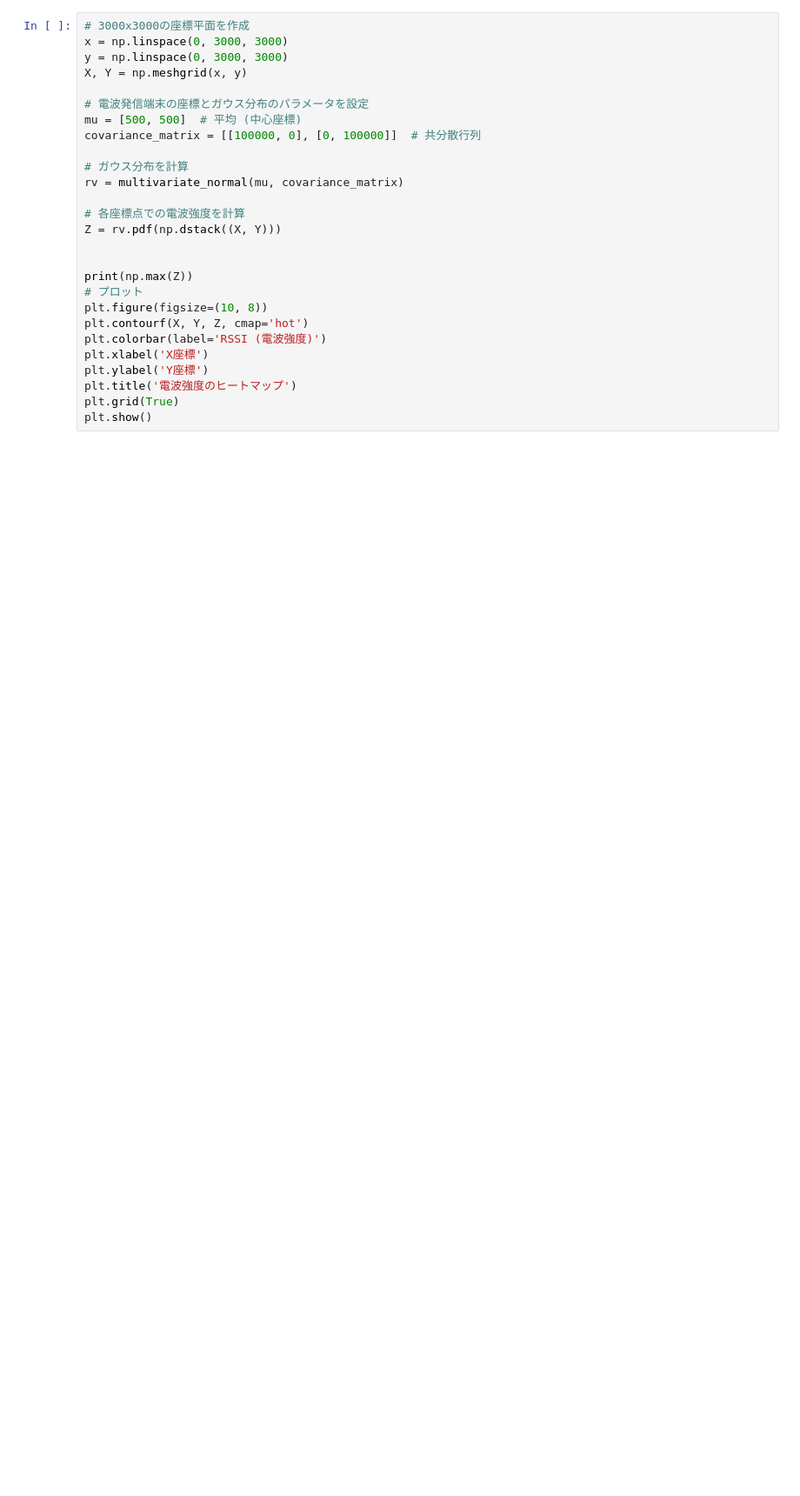
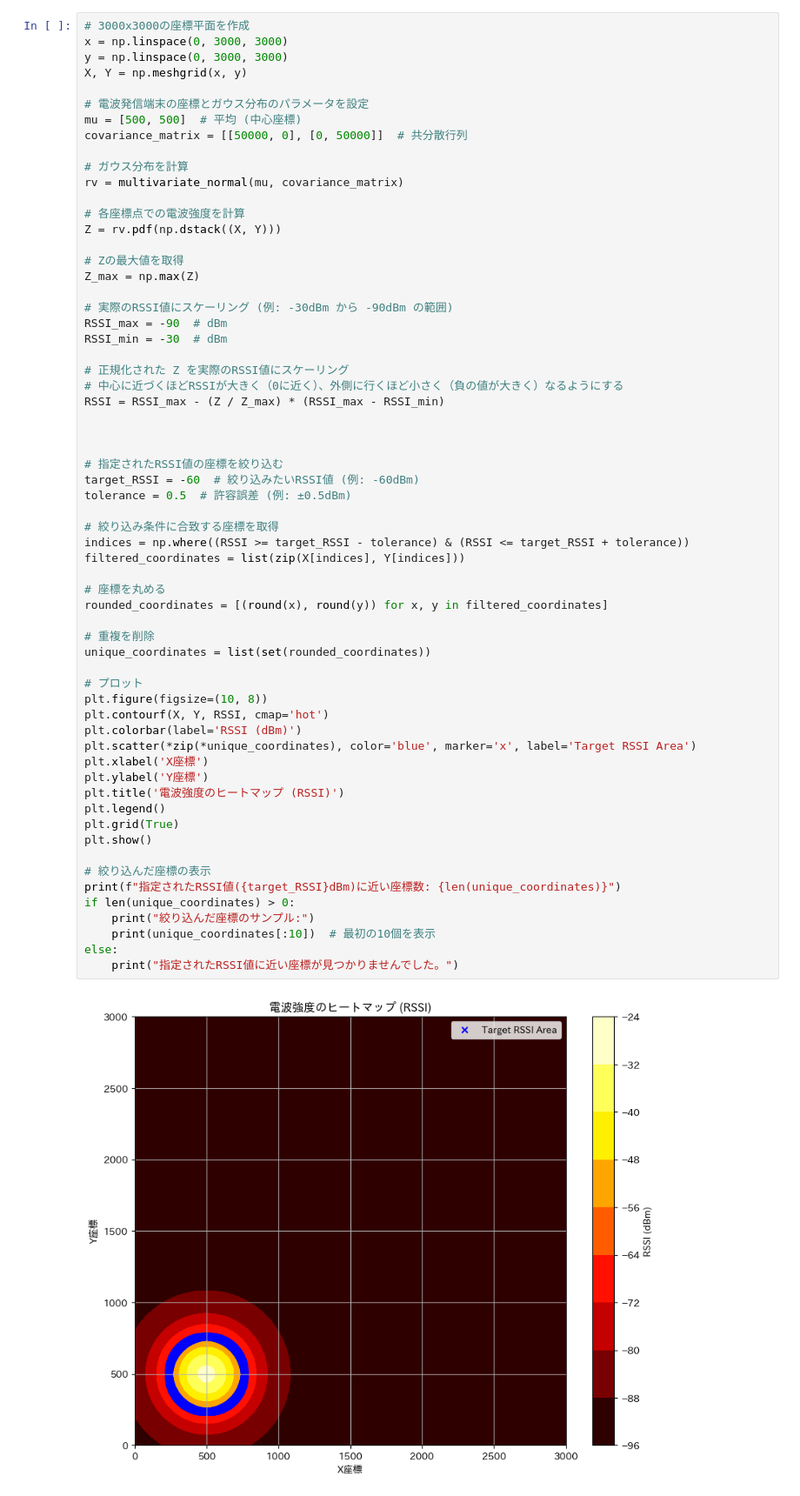
Before and after one commit to karasuneo/practice-gmm, a Jupyter notebook: floor_heatmap.ipynb, the cells around one changed output. Shown at 87% size. Saved outputs shown, nothing was run; the diff lists cells and outputs as text; blank space fills up the shorter version.

```diff
--- a/floor_heatmap.ipynb
+++ b/floor_heatmap.ipynb
@@ -5,28 +6,64 @@ from scipy.stats import multivariate_normal
 # %%
 # 3000x3000の座標平面を作成
 x = np.linspace(0, 3000, 3000)
 y = np.linspace(0, 3000, 3000)
 X, Y = np.meshgrid(x, y)
 
 # 電波発信端末の座標とガウス分布のパラメータを設定
 mu = [500, 500]  # 平均 (中心座標)
-covariance_matrix = [[100000, 0], [0, 100000]]  # 共分散行列
+covariance_matrix = [[50000, 0], [0, 50000]]  # 共分散行列
 
 # ガウス分布を計算
 rv = multivariate_normal(mu, covariance_matrix)
 
 # 各座標点での電波強度を計算
 Z = rv.pdf(np.dstack((X, Y)))
 
+# Zの最大値を取得
+Z_max = np.max(Z)
 
-print(np.max(Z))
+# 実際のRSSI値にスケーリング (例: -30dBm から -90dBm の範囲)
+RSSI_max = -90  # dBm
+RSSI_min = -30  # dBm
+
+# 正規化された Z を実際のRSSI値にスケーリング
+# 中心に近づくほどRSSIが大きく（0に近く）、外側に行くほど小さく（負の値が大きく）なるようにする
+RSSI = RSSI_max - (Z / Z_max) * (RSSI_max - RSSI_min)
+
+
+
+# 指定されたRSSI値の座標を絞り込む
+target_RSSI = -60  # 絞り込みたいRSSI値 (例: -60dBm)
+tolerance = 0.5  # 許容誤差 (例: ±0.5dBm)
+
+# 絞り込み条件に合致する座標を取得
+indices = np.where((RSSI >= target_RSSI - tolerance) & (RSSI <= target_RSSI + tolerance))
+filtered_coordinates = list(zip(X[indices], Y[indices]))
+
+# 座標を丸める
+rounded_coordinates = [(round(x), round(y)) for x, y in filtered_coordinates]
+
+# 重複を削除
+unique_coordinates = list(set(rounded_coordinates))
+
 # プロット
 plt.figure(figsize=(10, 8))
-plt.contourf(X, Y, Z, cmap='hot')
-plt.colorbar(label='RSSI (電波強度)')
+plt.contourf(X, Y, RSSI, cmap='hot')
+plt.colorbar(label='RSSI (dBm)')
+plt.scatter(*zip(*unique_coordinates), color='blue', marker='x', label='Target RSSI Area')
 plt.xlabel('X座標')
 plt.ylabel('Y座標')
-plt.title('電波強度のヒートマップ')
+plt.title('電波強度のヒートマップ (RSSI)')
+plt.legend()
 plt.grid(True)
 plt.show()
+
+# 絞り込んだ座標の表示
+print(f"指定されたRSSI値({target_RSSI}dBm)に近い座標数: {len(unique_coordinates)}")
+if len(unique_coordinates) > 0:
+    print("絞り込んだ座標のサンプル:")
+    print(unique_coordinates[:10])  # 最初の10個を表示
+else:
+    print("指定されたRSSI値に近い座標が見つかりませんでした。")
 # %% [output]
+[figure, new version]
```
Also changed, not shown: parts of 2 cells of this notebook, 2 other files.
